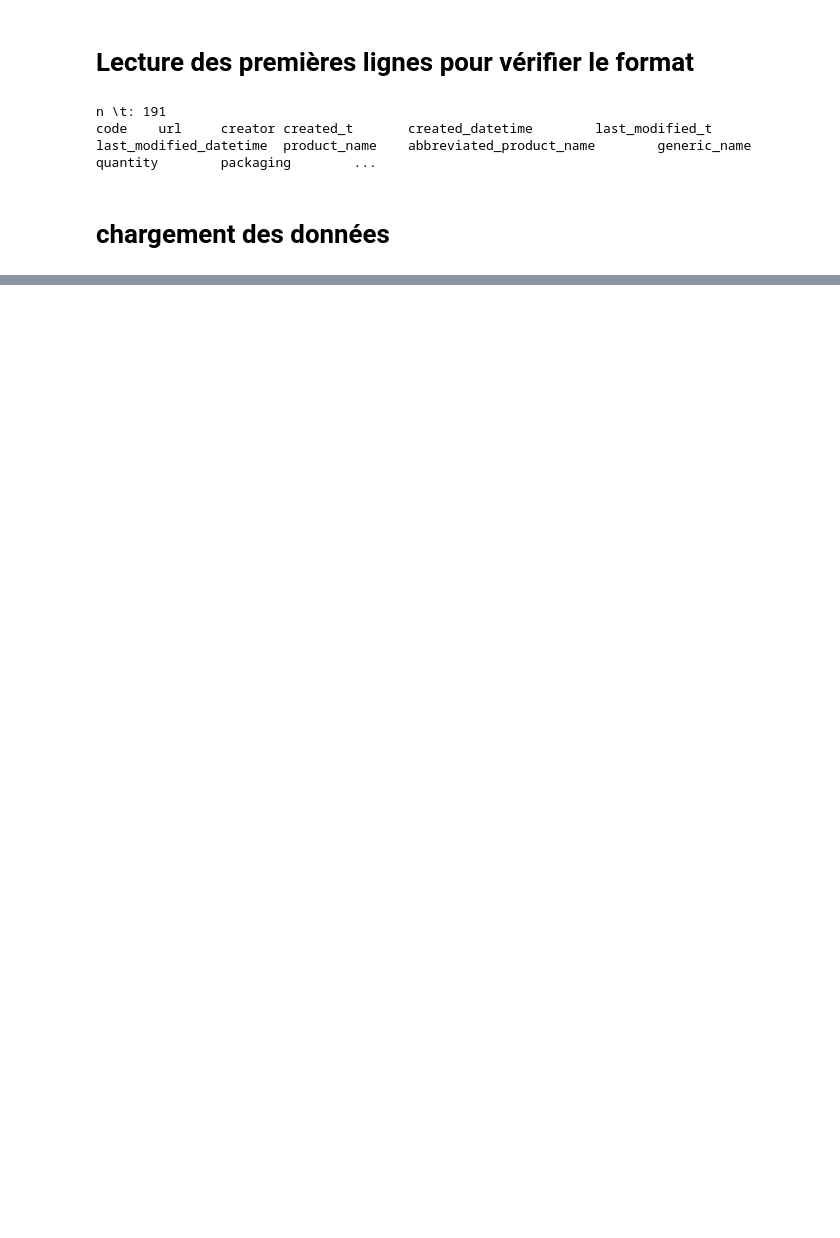
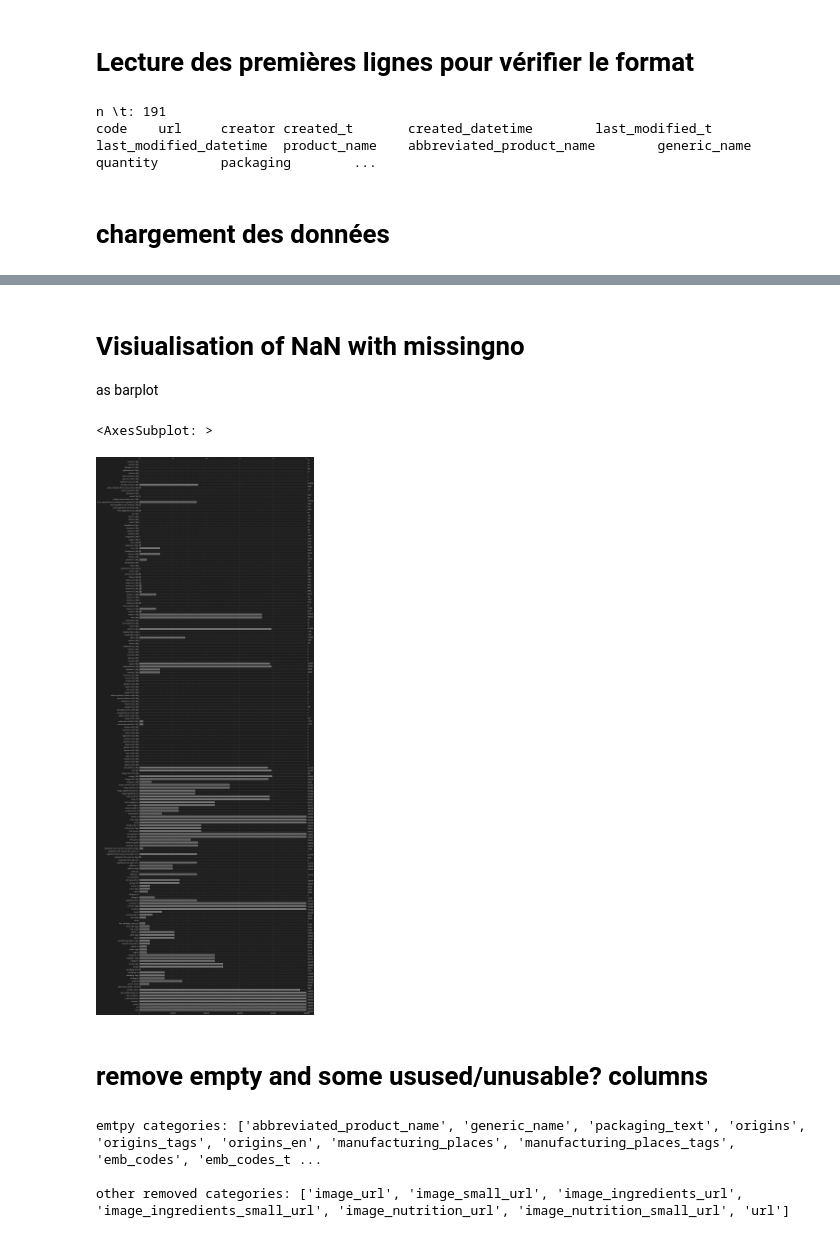
Before and after one commit to Thomas-Durand-Texte/OC-formation-Ingenieur-Machine-Learning, a Jupyter notebook: Projetcs/02_FoodFacts/nettoyage.ipynb, the cells around one changed output, grey strips where cells are left out. Cells and saved outputs as stored; diff of their text form; code cells hidden in the pictures; blank space fills up the shorter version.

```diff
--- a/Projetcs/02_FoodFacts/nettoyage.ipynb
+++ b/Projetcs/02_FoodFacts/nettoyage.ipynb
@@ -7,13 +7,14 @@ Created by: Thomas Durand-Texte, Jan. 2023
 import pandas as pd
 import numpy as np
 import dask.dataframe as dd
+pd.set_option("display.max_columns", 200)
+import missingno as msno
+
+import datetime as dt
+import scipy.stats as st
+
 
 import matplotlib.pyplot as plt
 import seaborn as sns
 
-if False: # apply qbstyle
-    from qbstyles import mpl_style
-    mpl_style( True ) ;
-else: # seaborn theme
-    sns.set_theme( ) ;
-# if #
+cm = 1./2.54
@@ -32,11 +165,11 @@ code    url     creator created_t       created_datetime        last_modified_t
 # %% [markdown]
 # chargement des données
 # %%
-dtype = { 'additives': 'object' , 'abbreviated_product_name': 'object', 'allergens': 'object', 'cities_tags': 'object', 'code': 'object', 'ecoscore_grade_fr': 'object', 'emb_codes': 'object', 'emb_codes_tags': 'object', 'first_packaging_code_geo': 'object', 'food_groups': 'object', 'food_groups_en': 'object', 'food_groups_tags': 'object', 'generic_name': 'object', 'ingredients_from_palm_oil_tags': 'object', 'ingredients_that_may_be_from_palm_oil_tags': 'object', 'manufacturing_places': 'object', 'manufacturing_places_tags': 'object', 'origins': 'object', 'origins_en': 'object', 'origins_tags': 'object', 'packaging_text': 'object', 'purchase_places': 'object', 'traces': 'object', 'traces_en': 'object', 'traces_tags': 'object'} ;
-data = dd.read_csv('openfood_OC.csv', delimiter ='\t', dtype=dtype) ;
-data.compute() ;
+dtype = { 'additives': 'object' , 'abbreviated_product_name': 'object', 'allergens': 'object', 'cities_tags': 'object', 'code': 'object', 'ecoscore_grade_fr': 'object', 'emb_codes': 'object', 'emb_codes_tags': 'object', 'first_packaging_code_geo': 'object', 'food_groups': 'object', 'food_groups_en': 'object', 'food_groups_tags': 'object', 'generic_name': 'object', 'ingredients_from_palm_oil_tags': 'object', 'ingredients_that_may_be_from_palm_oil_tags': 'object', 'manufacturing_places': 'object', 'manufacturing_places_tags': 'object', 'origins': 'object', 'origins_en': 'object', 'origins_tags': 'object', 'packaging_text': 'object', 'purchase_places': 'object', 'traces': 'object', 'traces_en': 'object', 'traces_tags': 'object'}
+data = dd.read_csv('openfood_OC.csv', delimiter ='\t', dtype=dtype)
+data = data.compute()
 
-# data = pd.read_csv('openfood_OC.csv', delimiter='\t')
+# data = pd.read_csv('openfood_OC.csv', delimiter='\t', dtype=dtype)
 data.head()
 # %% [output]
 |  | code | url | creator | created_t | created_datetime | last_modified_t | last_modified_datetime | ... |
@@ -48,0 +181,10 @@ data.head()
+# %% [markdown]
+# Visiualisation of NaN with missingno
+as barplot
+# %%
+msno.bar( data )
+# %% [output]
+<AxesSubplot: >
+[figure, added]
+# %% [markdown]
+# remove empty and some usused/unusable? columns
@@ -48,0 +194,37 @@ data.head()
+# %%
+def remove_categories_to_kept( lst_categories_to_remove ):
+    kept_keys = ['origins', 'brands', 'labels', 'allergens', 'additives', 'palm']
+    lst_out = []
+    for cat in lst_categories_to_remove:
+        not_to_add = False
+        for key in kept_keys:
+            if key in cat:
+                not_to_add = True
+                break
+        if not_to_add: continue
+        lst_out.append( cat )
+    return lst_out
+
+categories_full = sum_isnull[ sum_isnull == 0].index.to_list()
+categories_empty = sum_isnull[ sum_isnull > int(0.9*n)].index.to_list()
+
+print('emtpy categories:', categories_empty)
+other_removed_cat = [key for key in data.keys() if 'image' in key] # remove the images
+other_removed_cat.append( 'url' )
+print('\nother removed categories:', other_removed_cat )
+
+removed_cat = remove_categories_to_kept( categories_empty + other_removed_cat )
+
+# check is completely empty categories remains
+removed_cat += [ key for key in sum_isnull[ sum_isnull == n].index.to_list() if not key in removed_cat ]
+
+# check if key are still in DataFrame
+current_categories = data.keys()
+removed_cat = [key for key in removed_cat if key in current_categories]
+
+if True: data.drop( columns=removed_cat, inplace=True )
+# msno.bar( data )
+# %% [output]
+emtpy categories: ['abbreviated_product_name', 'generic_name', 'packaging_text', 'origins', 'origins_tags', 'origins_en', 'manufacturing_places', 'manufacturing_places_tags', 'emb_codes', 'emb_codes_t ...
+
+other removed categories: ['image_url', 'image_small_url', 'image_ingredients_url', 'image_ingredients_small_url', 'image_nutrition_url', 'image_nutrition_small_url', 'url']
```
Also changed, not shown: parts of 24 cells of this notebook, 4 other files.
